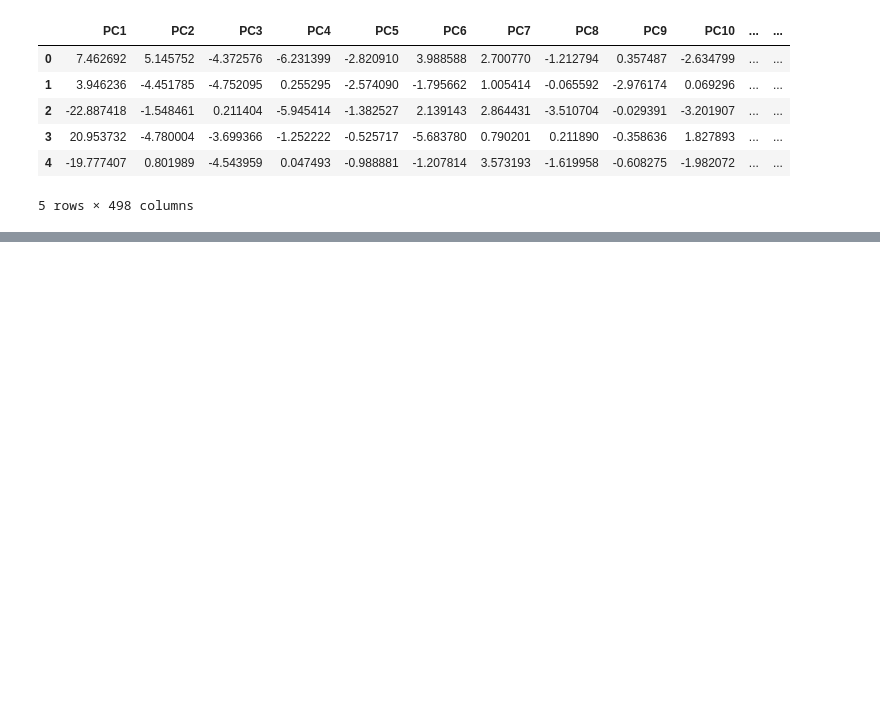
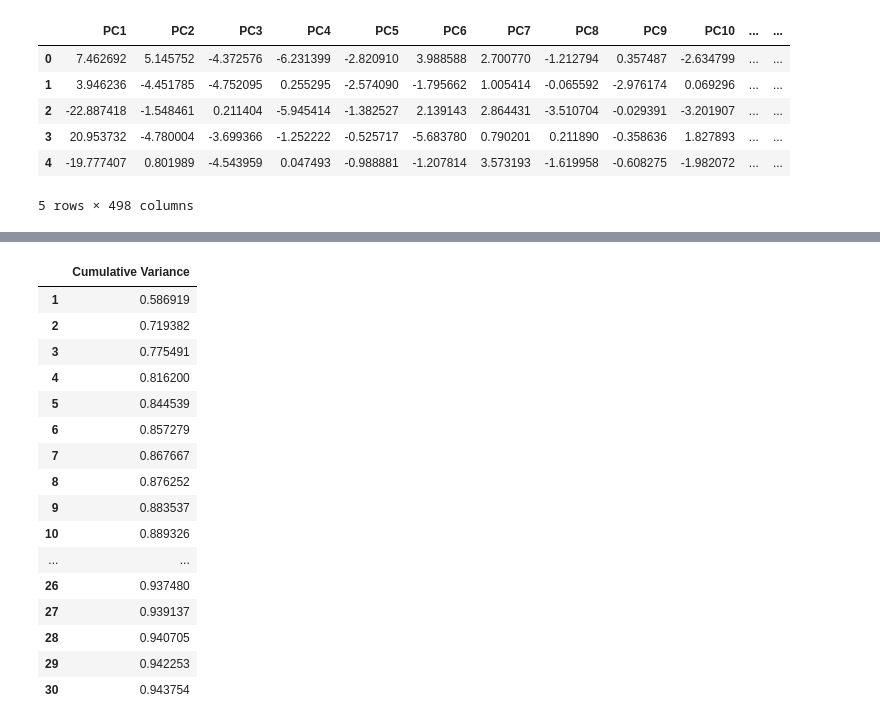
Before and after one commit to Taowen0806/SP500-Portfolio-Optimization, a Jupyter notebook: main.ipynb, the cells around one changed output, grey strips where cells are left out. Drawn from its saved outputs; the diff is of its cells as text; code cells hidden in the pictures; blank space fills up the shorter version.

```diff
--- a/main.ipynb
+++ b/main.ipynb
@@ -253,0 +274,22 @@ Shape: (498, 498)
+# %%
+cv = np.cumsum(evr)
+cv_df = pd.DataFrame(cv, index=np.arange(1, len(component_labels)+1), columns=['Cumulative Variance'])
+cv_df.head(30)
+# %% [output]
+|  | Cumulative Variance |
+| 1 | 0.586919 |
+| 2 | 0.719382 |
+| 3 | 0.775491 |
+| 4 | 0.816200 |
+| 5 | 0.844539 |
+| 6 | 0.857279 |
+| 7 | 0.867667 |
+| 8 | 0.876252 |
+| 9 | 0.883537 |
+| 10 | 0.889326 |
+| ... | ... |
+| 26 | 0.937480 |
+| 27 | 0.939137 |
+| 28 | 0.940705 |
+| 29 | 0.942253 |
+| 30 | 0.943754 |
```
Also changed, not shown: parts of 7 cells of this notebook.
